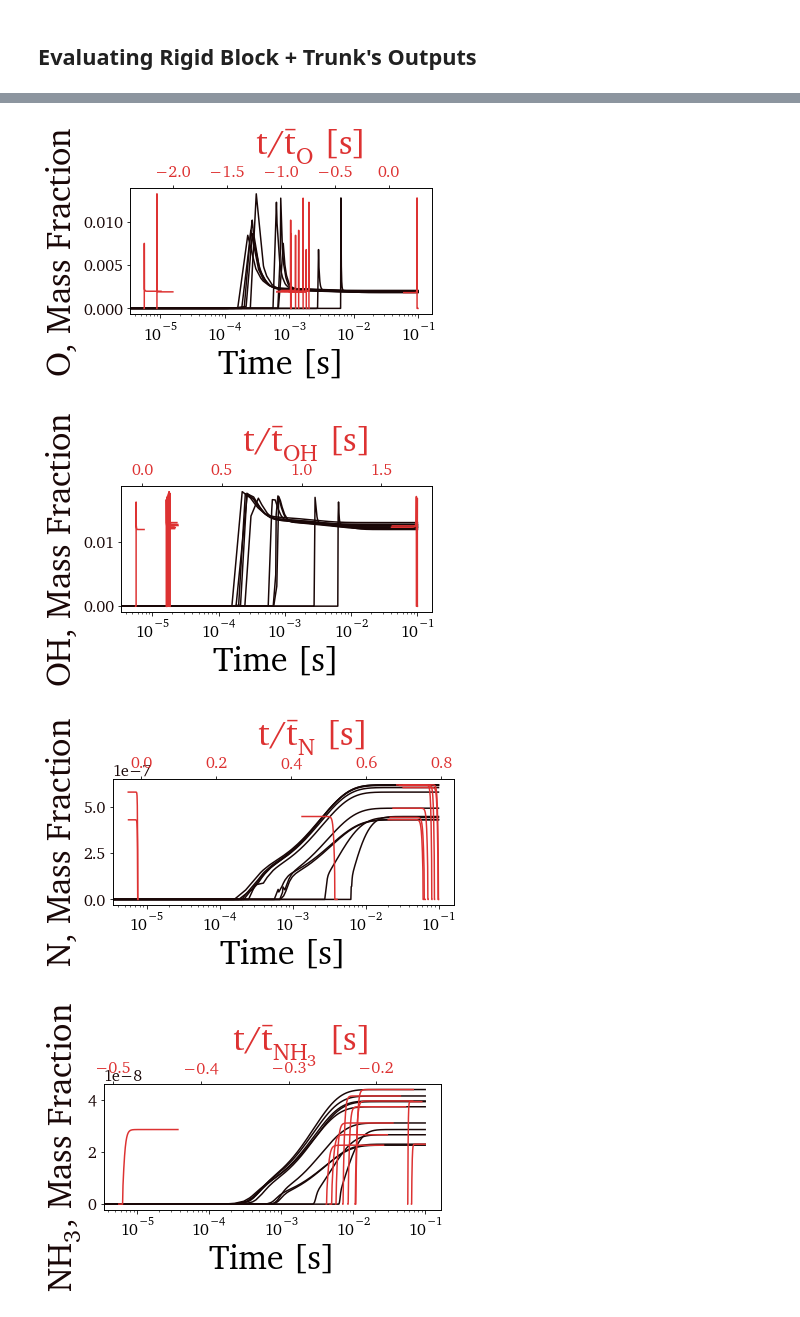
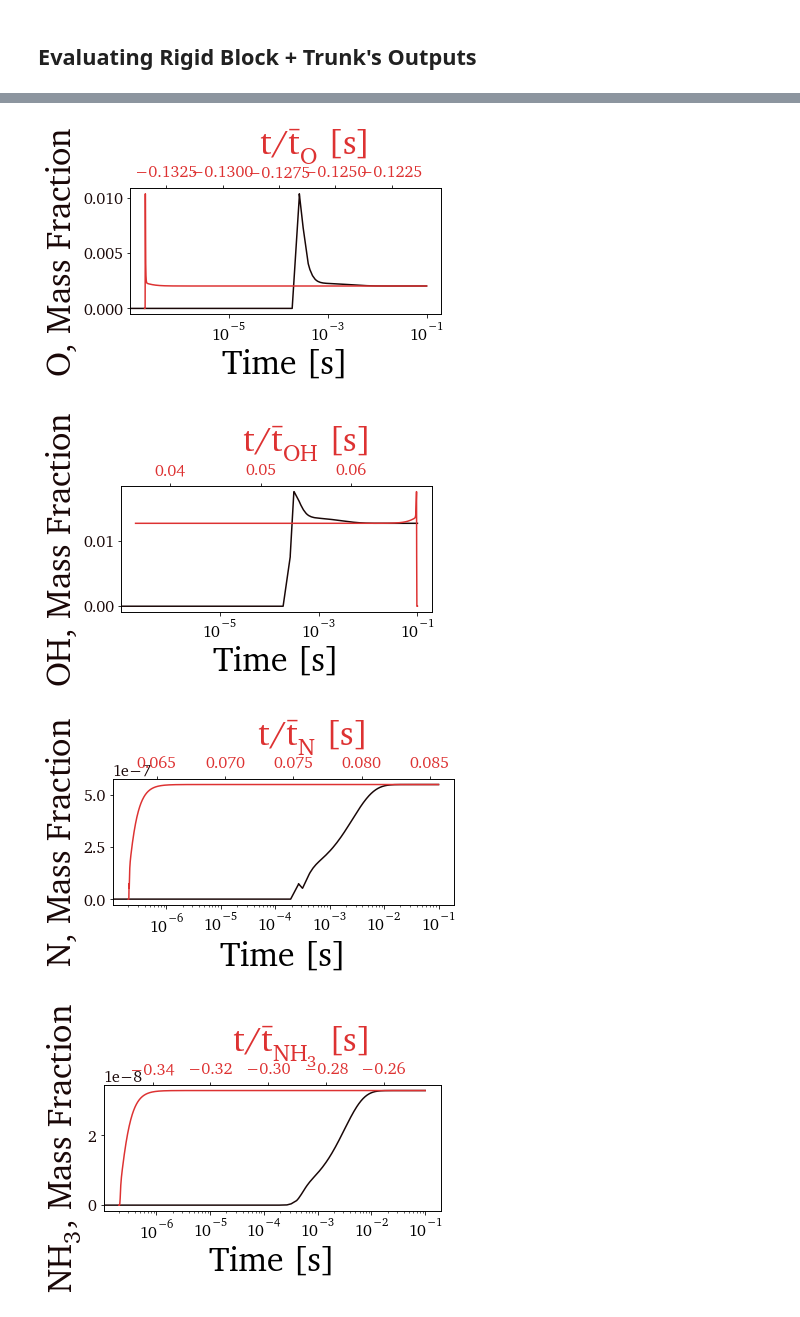
Before and after one commit to sandialabs/romnet, a Jupyter notebook: scripts/postprocessing/0DReactor/DeepONet/Predict_DeepONet_Orig_Slices.ipynb, the cells around one changed output, grey strips where cells are left out. Cells and saved outputs as stored; diff of their text form; code cells hidden in the pictures.

```diff
--- a/scripts/postprocessing/0DReactor/DeepONet/Predict_DeepONet_Orig_Slices.ipynb
+++ b/scripts/postprocessing/0DReactor/DeepONet/Predict_DeepONet_Orig_Slices.ipynb
@@ -405,10 +435,10 @@ DataIC.head()
 # %%
 iBranch = 0
-iVar    = 5
+iVar    = 0
 
 
 
-output_ = model.net.system_of_components['DeepONet'].components['Branch_'+str(iBranch+1)].call(DataIC.to_numpy(), model.net.layers_dict, None, training=False)
+output_branch = model.net.system_of_components['DeepONet'].components['Branch_'+str(iBranch+1)].call(DataIC.to_numpy(), model.net.layers_dict, None, training=False)
 
 
 
@@ -416,7 +446,7 @@ output_ = model.net.system_of_components['DeepONet'].components['Branch_'+str(iB
 
 fig = plt.figure()
 ax  = fig.add_subplot(projection='3d')
-ax.scatter(DataIC['T'], DataIC['H2'], output_[:,iVar], c='r')
+ax.scatter(DataIC['T'], DataIC['H2'], output_branch[:,iVar], c='r')
 ax.set_xlabel(r'$T$')
 ax.set_ylabel(r'$H_2$')
 #ax.set_zlabel(r'$\alpha_{'+str(iBranch+1)+'_{'+str(iVar+1)+'}}$')
@@ -431,14 +489,14 @@ fig = plt.figure()
 ax  = fig.add_subplot(projection='3d')
 
 
-output_shift = model.net.system_of_components['DeepONet'].components['Shift'].call(Data1.to_numpy(), model.net.layers_dict, None, training=False)
-#output_shift = np.log(1. + np.exp(output_shift))
+output_shift = model.net.system_of_components['DeepONet'].components['Shift'].call(DataBranch, model.net.layers_dict, None, training=False)
+#output_ = np.log(1. + np.exp(output_))
 
 for iBranch in range(len(Vars)):
     #ax.scatter(DataIC['PC_1'], DataIC['PC_2'], np.exp(output_[:,iBranch]))
-    ax.scatter(Data1['T'], Data1['H2'], output_shift[:,iBranch], label=r'$j='+str(iBranch+1)+'$')
+    ax.scatter(DataAll['T'], DataAll['H2'], output_shift[:,iBranch], label=r'$j='+str(iBranch+1)+'$')
 
-    DF = pd.DataFrame(np.concatenate([Data1['T'].to_numpy()[...,np.newaxis], Data1['H2'].to_numpy()[...,np.newaxis], output_shift[:,iBranch][...,np.newaxis]], axis=1), columns=['T_0','H2_0',Vars[iBranch]])
+    DF = pd.DataFrame(np.concatenate([DataAll['T'].to_numpy()[...,np.newaxis], DataAll['H2'].to_numpy()[...,np.newaxis], output_shift[:,iBranch][...,np.newaxis]], axis=1), columns=['T_0','H2_0',Vars[iBranch]])
     #DF.to_csv('/Users/sventur/Desktop/Shifts/'+Vars[iVar]+'.csv', index=False)
 
 ax.set_xlabel('\n'+r'$T$', rotation = 0)
@@ -458,27 +515,0 @@ if (FigDir):
-# %%
-fig = plt.figure()
-ax  = fig.add_subplot(projection='3d')
-
-
-output_stretch = model.net.system_of_components['DeepONet'].components['Stretch'].call(Data1.to_numpy(), model.net.layers_dict, None, training=False)
-#output_stretch = np.log(1. + np.exp(output_stretch))
-
-for iBranch in range(len(Vars)):
-    #ax.scatter(DataIC['PC_1'], DataIC['PC_2'], np.exp(output_[:,iBranch]))
-    ax.scatter(Data1['T'], Data1['H2'], output_stretch[:,iBranch], label=r'$j='+str(iBranch+1)+'$')
-
-    DF = pd.DataFrame(np.concatenate([Data1['T'].to_numpy()[...,np.newaxis], Data1['H2'].to_numpy()[...,np.newaxis], output_stretch[:,iBranch][...,np.newaxis]], axis=1), columns=['T_0','H2_0',Vars[iBranch]])
-    #DF.to_csv('/Users/sventur/Desktop/Shifts/'+Vars[iVar]+'.csv', index=False)
-
-ax.set_xlabel('\n'+r'$T$', rotation = 0)
-ax.set_ylabel(r'           $H_2$', rotation = 0)
-ax.set_zlabel(r'         $\bar{t}_j$', rotation = 0)
-ax.xaxis.set_rotate_label(False)
-ax.yaxis.set_rotate_label(False)
-ax.zaxis.set_rotate_label(False)
-
-ax.legend()
-#ax.set_zscale('log')
-
-if (FigDir):
-    plt.savefig(FigDir+'/0DReact_'+DataType+'_DeepONet_RigidOutput.eps', format='eps', bbox_inches='tight')
@@ -600,7 +629,7 @@ for iVar in iVarVec:
     NewFlg   = True
     fig, ax1 = plt.subplots()
     ax2      = ax1.twiny()  # instantiate a second axes that shares the same x-axis
-    for iTest in CasesVec:
+    for iTest in [1]:
 
         FileName         = DataDir + '/Orig/'+DataType+'/ext/y.csv.'+str(iTest+1)
         Data             = pd.read_csv(FileName, header=0)[['t']+Vars]
@@ -657,7 +686,7 @@ for iVar in iVarVec:
-[figure, old version]
+[figure, new version]
-[figure, old version]
+[figure, new version]
-[figure, old version]
+[figure, new version]
-[figure, old version]
+[figure, new version]
 # %%
 ### Experimenting
 
```
Also changed, not shown: parts of 17 cells of this notebook, 4 other files.
